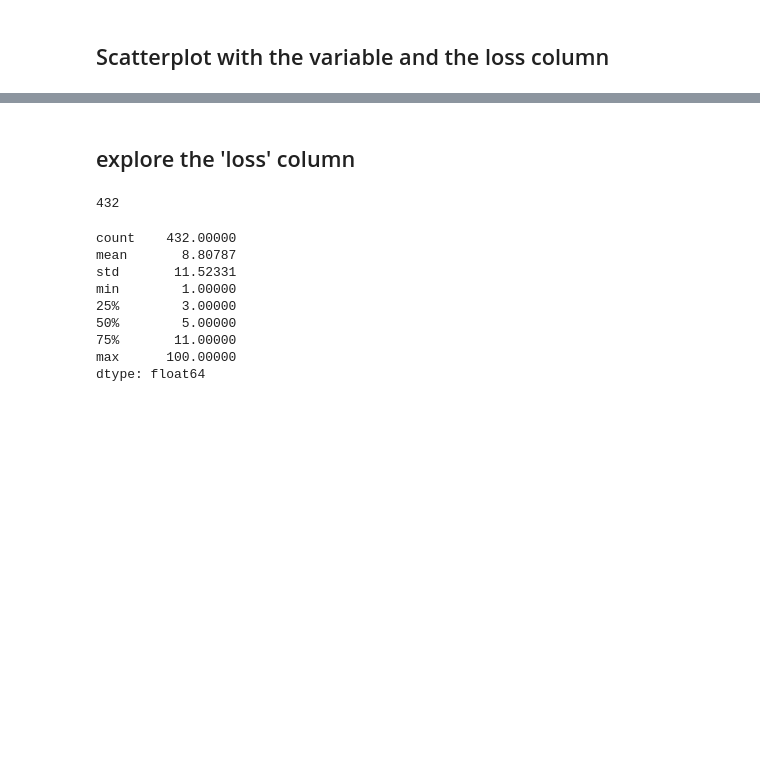
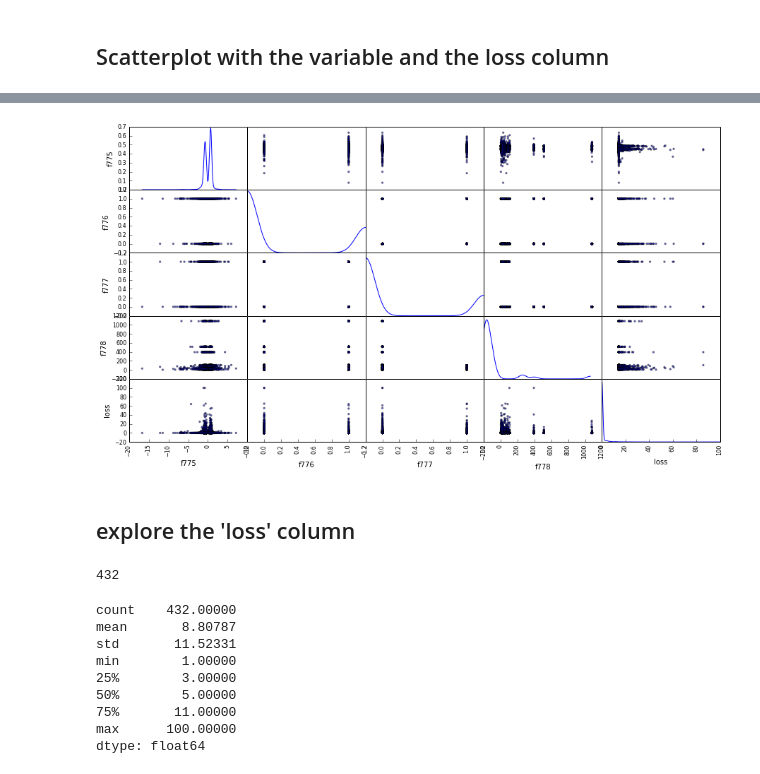
Before and after one commit to parindam/GIDS, a Jupyter notebook: GIDS-demo2.ipynb, the cells around one changed output, grey strips where cells are left out. Cells and saved outputs as stored; diff of their text form; code cells hidden in the pictures; blank space fills up the shorter version.

```diff
--- a/GIDS-demo2.ipynb
+++ b/GIDS-demo2.ipynb
@@ -151,4 +175,8 @@ Populating the interactive namespace from numpy and matplotlib
 [figure]
+# %%
+_ = pd.scatter_matrix(X_pd.loc[:, 'f775':'loss'], figsize=(15,8), diagonal='kde')
+# %% [output]
+[figure, added]
 # %% [markdown]
 ##         explore the 'loss' column
 # %%
```
Also changed, not shown: parts of 35 cells of this notebook.
